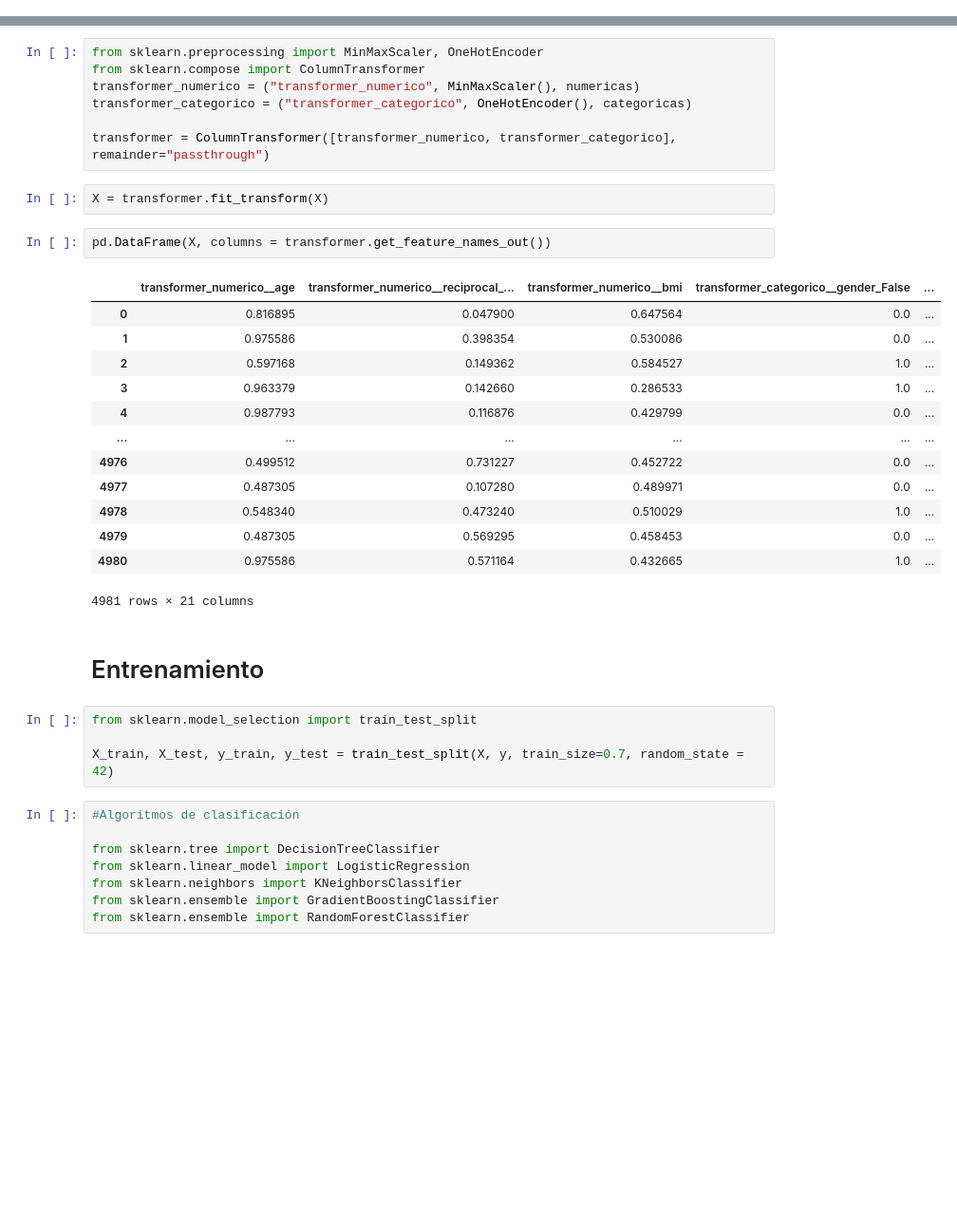
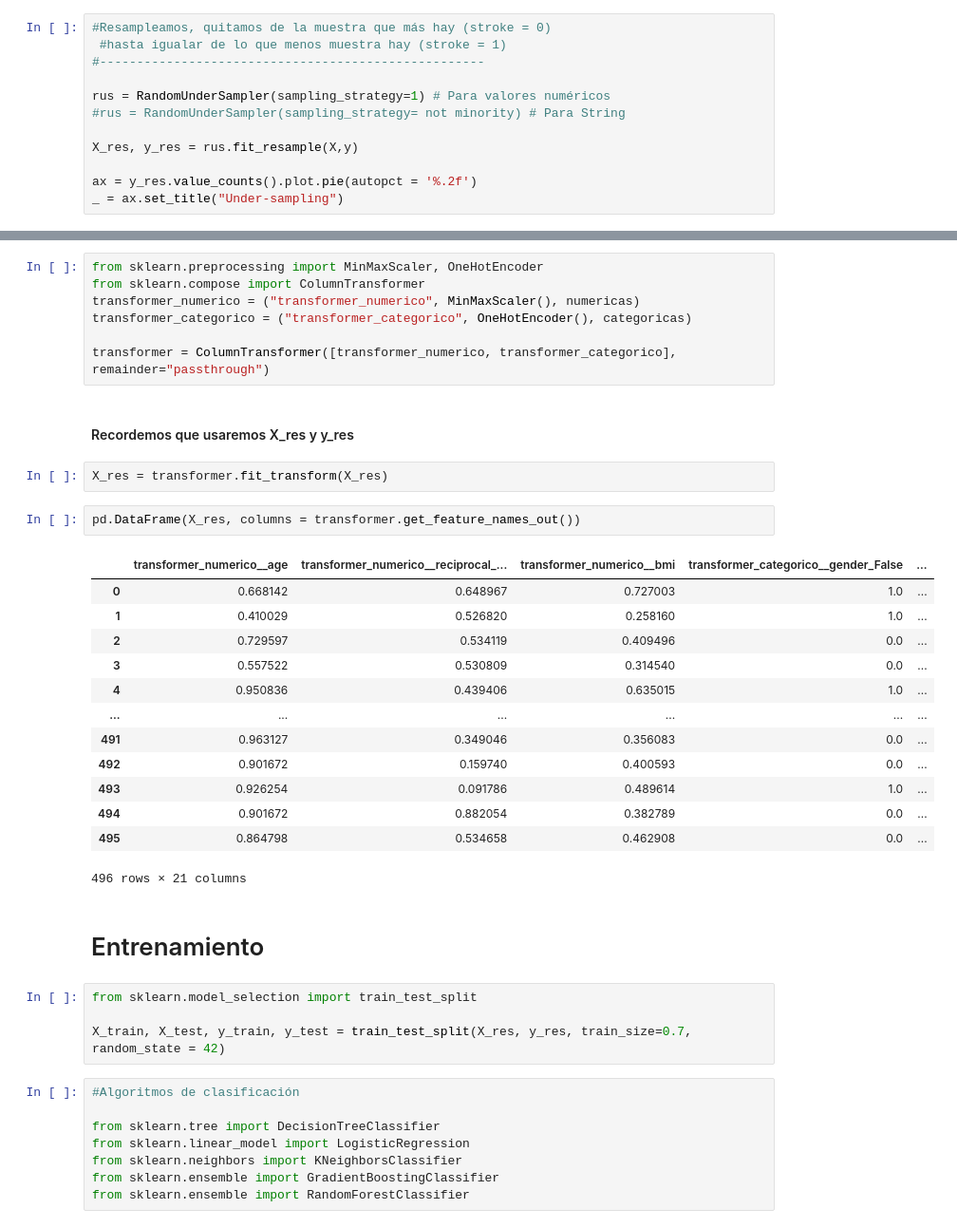
Before and after one commit to Factoria-F5-AI-Bootcamp-1-Edicion/Equipo-Corazon, a Jupyter notebook: stroke_ictus.ipynb, the cells around one changed output, grey strips where cells are left out. Shown at 95% size. Cells and saved outputs as stored; diff of their text form; blank space fills up the shorter version.

Commit message:
Balanceando stroke con imblern y primer modelo balanceado RandomForest

```diff
--- a/stroke_ictus.ipynb
+++ b/stroke_ictus.ipynb
@@ -359,0 +402,12 @@ numericas = ["age", "reciprocal_avg_glucose_level", "bmi"]
+# %%
+#Resampleamos, quitamos de la muestra que más hay (stroke = 0)
+ #hasta igualar de lo que menos muestra hay (stroke = 1)
+#----------------------------------------------------
+
+rus = RandomUnderSampler(sampling_strategy=1) # Para valores numéricos
+#rus = RandomUnderSampler(sampling_strategy= not minority) # Para String
+
+X_res, y_res = rus.fit_resample(X,y)
+
+ax = y_res.value_counts().plot.pie(autopct = '%.2f')
+_ = ax.set_title("Under-sampling")
@@ -380,30 +438,32 @@ transformer_numerico = ("transformer_numerico", MinMaxScaler(), numericas)
 transformer_categorico = ("transformer_categorico", OneHotEncoder(), categoricas)
 
 transformer = ColumnTransformer([transformer_numerico, transformer_categorico], remainder="passthrough")
+# %% [markdown]
+#### Recordemos que usaremos X_res y y_res
 # %%
-X = transformer.fit_transform(X)
+X_res = transformer.fit_transform(X_res)
 # %%
-pd.DataFrame(X, columns = transformer.get_feature_names_out())
+pd.DataFrame(X_res, columns = transformer.get_feature_names_out())
 # %% [output]
 |  | transformer_numerico__age | transformer_numerico__reciprocal_... | transformer_numerico__bmi | transformer_categorico__gender_False | ... |
-| 0 | 0.816895 | 0.047900 | 0.647564 | 0.0 | ... |
-| 1 | 0.975586 | 0.398354 | 0.530086 | 0.0 | ... |
-| 2 | 0.597168 | 0.149362 | 0.584527 | 1.0 | ... |
-| 3 | 0.963379 | 0.142660 | 0.286533 | 1.0 | ... |
-| 4 | 0.987793 | 0.116876 | 0.429799 | 0.0 | ... |
+| 0 | 0.668142 | 0.648967 | 0.727003 | 1.0 | ... |
+| 1 | 0.410029 | 0.526820 | 0.258160 | 1.0 | ... |
+| 2 | 0.729597 | 0.534119 | 0.409496 | 0.0 | ... |
+| 3 | 0.557522 | 0.530809 | 0.314540 | 0.0 | ... |
+| 4 | 0.950836 | 0.439406 | 0.635015 | 1.0 | ... |
 | ... | ... | ... | ... | ... | ... |
-| 4976 | 0.499512 | 0.731227 | 0.452722 | 0.0 | ... |
-| 4977 | 0.487305 | 0.107280 | 0.489971 | 0.0 | ... |
-| 4978 | 0.548340 | 0.473240 | 0.510029 | 1.0 | ... |
-| 4979 | 0.487305 | 0.569295 | 0.458453 | 0.0 | ... |
-| 4980 | 0.975586 | 0.571164 | 0.432665 | 1.0 | ... |
+| 491 | 0.963127 | 0.349046 | 0.356083 | 0.0 | ... |
+| 492 | 0.901672 | 0.159740 | 0.400593 | 0.0 | ... |
+| 493 | 0.926254 | 0.091786 | 0.489614 | 1.0 | ... |
+| 494 | 0.901672 | 0.882054 | 0.382789 | 0.0 | ... |
+| 495 | 0.864798 | 0.534658 | 0.462908 | 0.0 | ... |
-4981 rows × 21 columns
+496 rows × 21 columns
 # %% [markdown]
 # Entrenamiento
 # %%
 from sklearn.model_selection import train_test_split
 
-X_train, X_test, y_train, y_test = train_test_split(X, y, train_size=0.7, random_state = 42)
+X_train, X_test, y_train, y_test = train_test_split(X_res, y_res, train_size=0.7, random_state = 42)
 # %%
 #Algoritmos de clasificación
 
```
Also changed, not shown: parts of 26 cells of this notebook.
